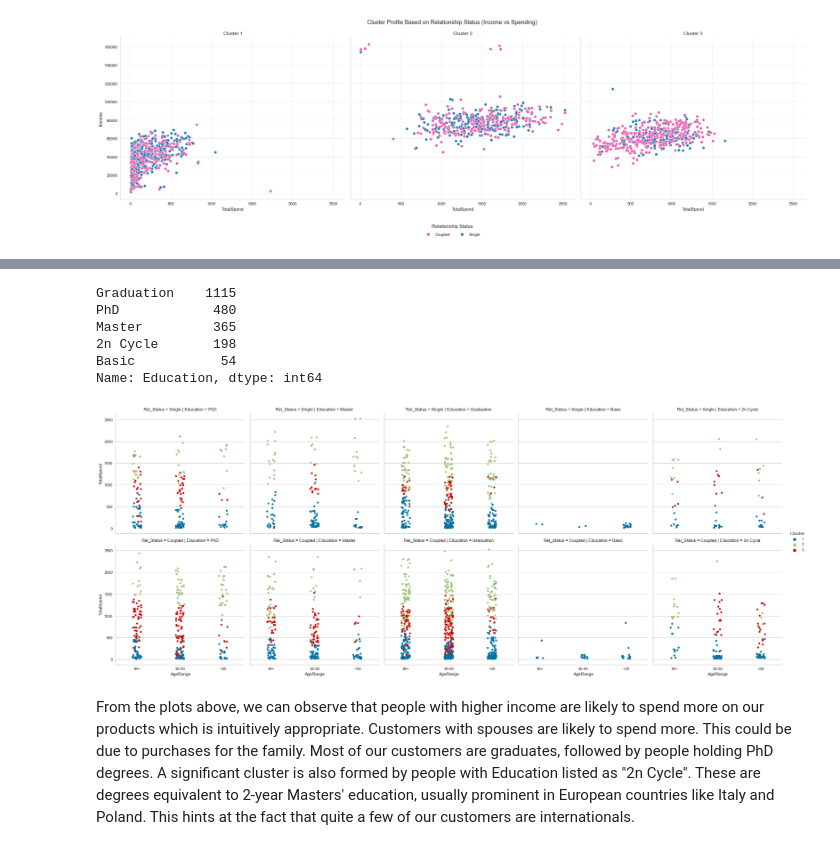
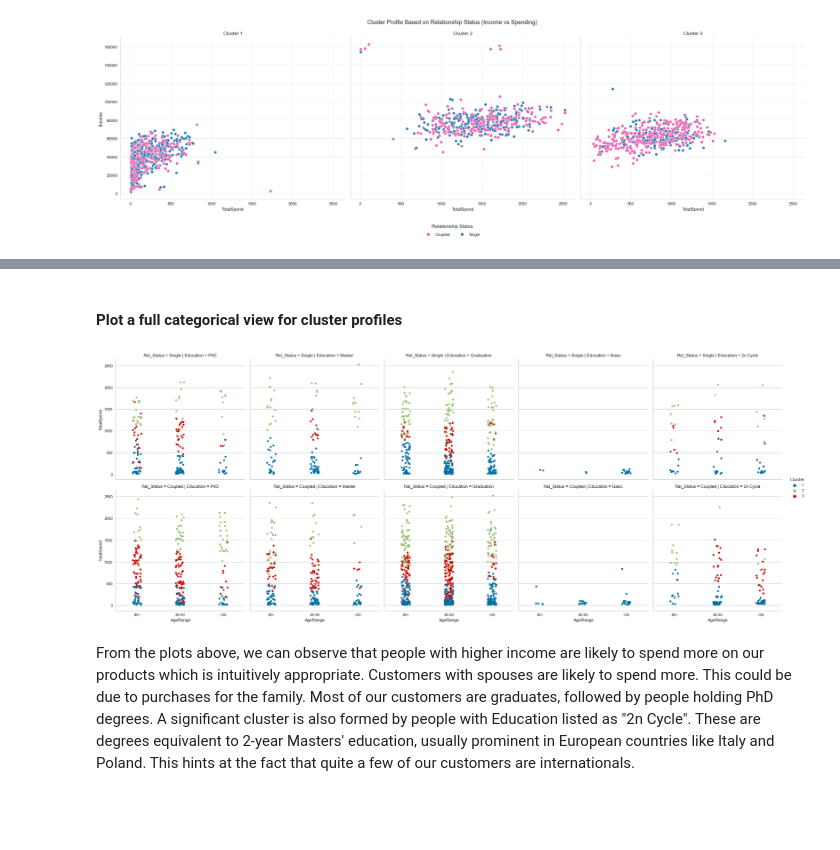
Before and after one commit to saranshkr/customer-profile-analysis, a Jupyter notebook: clustering-model.ipynb, the cells around one changed output, grey strips where cells are left out. Cells and saved outputs as stored; diff of their text form; code cells hidden in the pictures; blank space fills up the shorter version.

```diff
--- a/clustering-model.ipynb
+++ b/clustering-model.ipynb
@@ -256,18 +295,11 @@ plot_df.head()
-# %%
-plot_df['Education'].value_counts()
-# %% [output]
-Graduation    1115
-PhD            480
-Master         365
-2n Cycle       198
-Basic           54
-Name: Education, dtype: int64
+# %% [markdown]
+#### Plot a full categorical view for cluster profiles
 # %%
+# custom_palette = sns.color_palette(palette=[ '#fb8a89', '#a6cee3', '#3f6284', '#a7b170', '#66a61e'])
 col_order = ['PhD', 'Master', 'Graduation', 'Basic', '2n Cycle']
-# custom_palette = sns.color_palette(palette=[ '#fb8a89', '#a6cee3', '#3f6284', '#a7b170', '#66a61e'])
-ax = sns.catplot(data=plot_df, kind='strip', x='AgeRange', y='TotalSpend', row='Rel_Status', col='Education', col_order=col_order, hue='Cluster')
+ax = sns.catplot(data=df_orig, kind='strip', x='AgeRange', y='TotalSpend', row='Rel_Status', col='Education', col_order=col_order, hue='Cluster')
 # %% [output]
-[figure, old version]
+[figure, new version]
 # %% [markdown]
 From the plots above, we can observe that people with higher income are likely to spend more on our products which is intuitively appropriate.
 Customers with spouses are likely to spend more. This could be due to purchases for the family.
```
Also changed, not shown: parts of 33 cells of this notebook.
